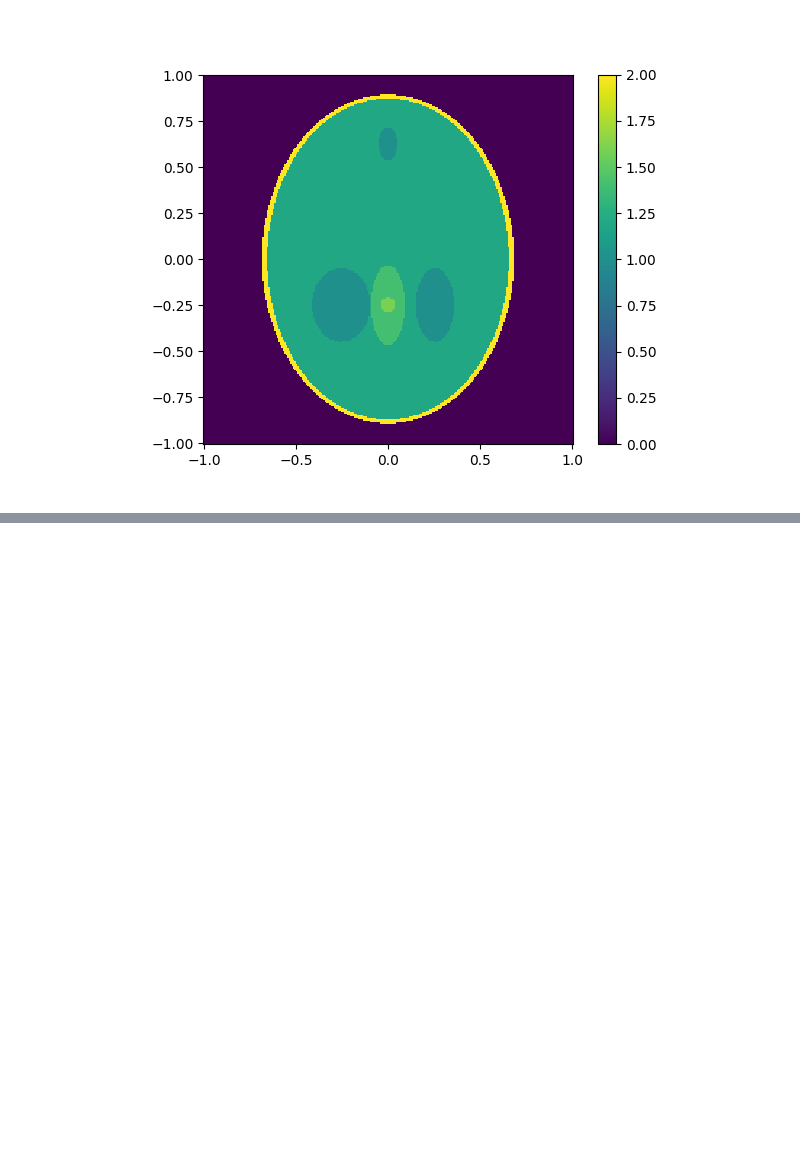
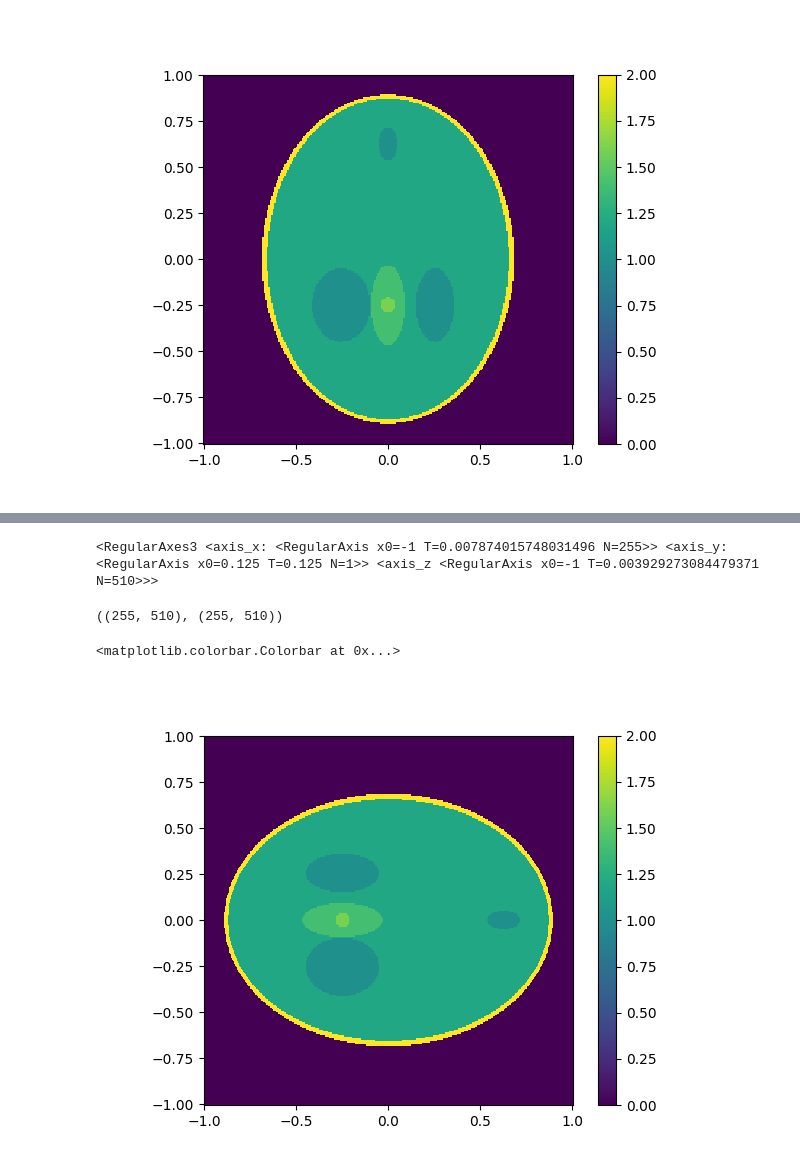
Before and after one commit to butala/pyinverse, a Jupyter notebook: notebooks/Test Koay paper.ipynb, the cells around one changed output, grey strips where cells are left out. Saved outputs shown, nothing was run; the diff lists cells and outputs as text; code cells hidden in the pictures; blank space fills up the shorter version.

```diff
--- a/notebooks/Test Koay paper.ipynb
+++ b/notebooks/Test Koay paper.ipynb
@@ -163,0 +167,2 @@ fig.colorbar(im)
+# %%
+p3 = Phantom3(key='koay')
@@ -163,0 +185,23 @@ fig.colorbar(im)
+# %%
+axis_y2 = RegularAxis(0.125, 0.125, 1)
+axis_z2 = RegularAxis.linspace(-1, 1, 2*N)
+axes3_2 = RegularAxes3(axis_x, axis_y2, axis_z2)
+axes3_2
+# %% [output]
+<RegularAxes3 <axis_x: <RegularAxis x0=-1 T=0.007874015748031496 N=255>> <axis_y: <RegularAxis x0=0.125 T=0.125 N=1>> <axis_z <RegularAxis x0=-1 T=0.003929273084479371 N=510>>>
+# %%
+y_slice = np.fromiter((p3(*xyz) for xyz in zip(*[a.flat for a in axes3_2.centers])), dtype=float)
+y_slice.shape = axes3_2.shape[1], axes3_2.shape[2]
+# %%
+grid2 = RegularGrid(axis_z2, axis_x)
+# %%
+y_slice.shape, grid2.shape
+# %% [output]
+((255, 510), (255, 510))
+# %%
+fig, ax = plt.subplots()
+im = grid2.plot(ax, y_slice)
+fig.colorbar(im)
+# %% [output]
+<matplotlib.colorbar.Colorbar at 0x...>
+[figure, added]
```
Also changed, not shown: parts of 8 cells of this notebook.
